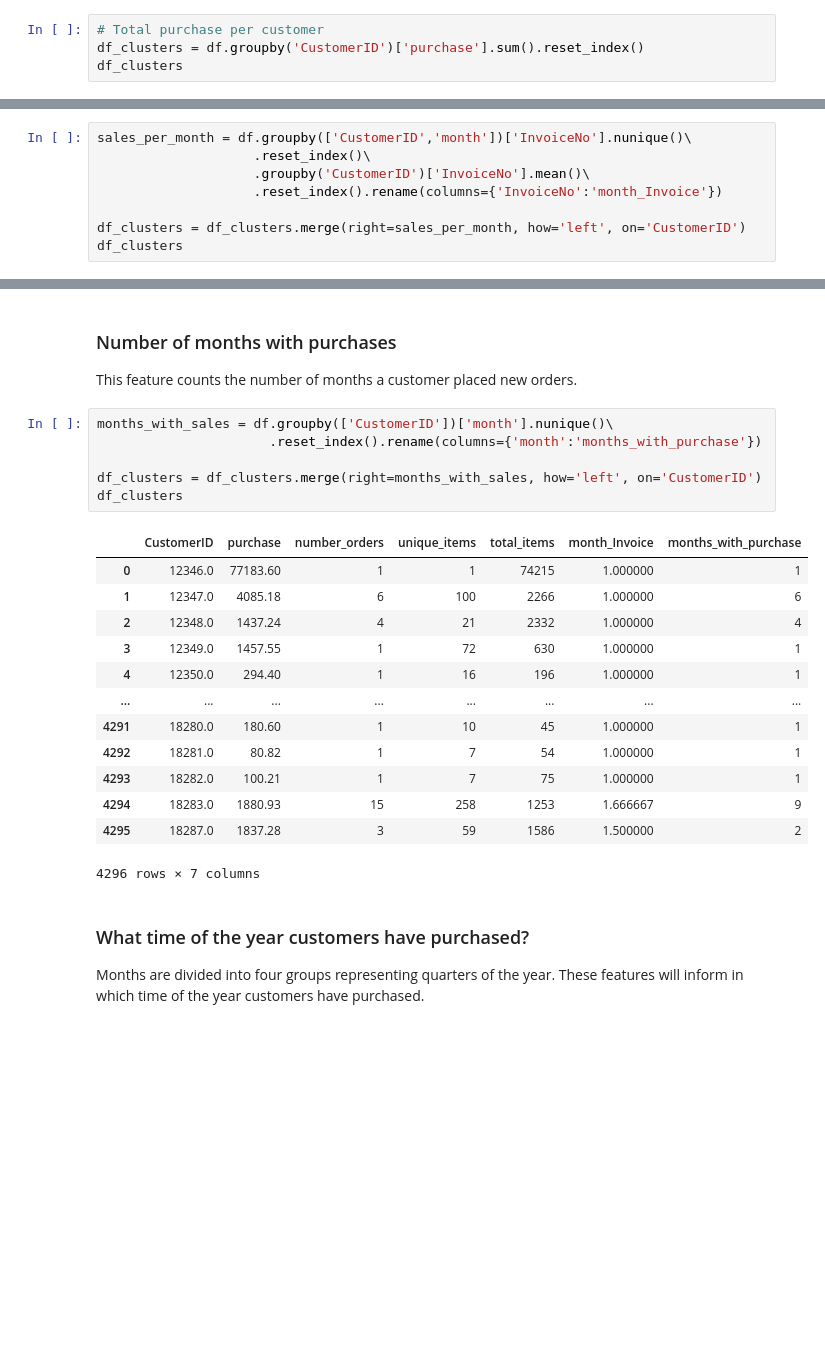
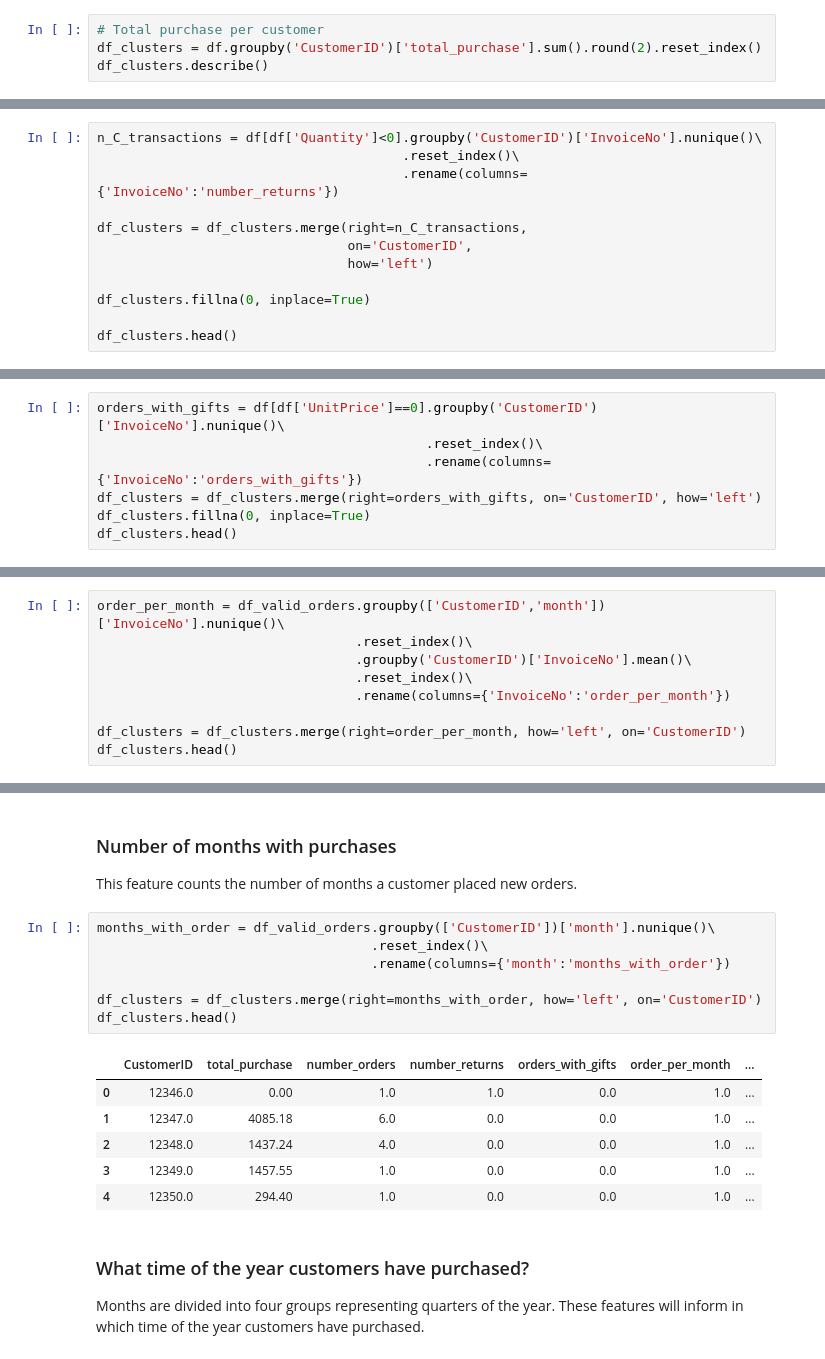
Before and after one commit to adrielidaltoe/Clustering-Analysis-Customer-Loyalty-Program, a Jupyter notebook: Part-II-Data-Preparation.ipynb, the cells around one changed output, grey strips where cells are left out. Drawn from its saved outputs; the diff is of its cells as text; blank space fills up the shorter version.

```diff
--- a/Part-II-Data-Preparation.ipynb
+++ b/Part-II-Data-Preparation.ipynb
@@ -126,6 +130,6 @@ In this section, df_clusters dataframe will organize the data in the proper form
 ### df_clusters dataframe
 # %%
 # Total purchase per customer
-df_clusters = df.groupby('CustomerID')['purchase'].sum().reset_index()
-df_clusters
+df_clusters = df.groupby('CustomerID')['total_purchase'].sum().round(2).reset_index()
+df_clusters.describe()
 # %% [output]
@@ -170,0 +185,12 @@ df_clusters.shape
+# %%
+n_C_transactions = df[df['Quantity']<0].groupby('CustomerID')['InvoiceNo'].nunique()\
+                                       .reset_index()\
+                                       .rename(columns={'InvoiceNo':'number_returns'})
+
+df_clusters = df_clusters.merge(right=n_C_transactions,
+                                on='CustomerID',
+                                how='left')
+
+df_clusters.fillna(0, inplace=True)
+
+df_clusters.head()
@@ -170,0 +210,7 @@ df_clusters.shape
+# %%
+orders_with_gifts = df[df['UnitPrice']==0].groupby('CustomerID')['InvoiceNo'].nunique()\
+                                          .reset_index()\
+                                          .rename(columns={'InvoiceNo':'orders_with_gifts'})
+df_clusters = df_clusters.merge(right=orders_with_gifts, on='CustomerID', how='left')
+df_clusters.fillna(0, inplace=True)
+df_clusters.head()
@@ -175,9 +228,10 @@ The average number of orders a customer has placed per month.
 # %%
-sales_per_month = df.groupby(['CustomerID','month'])['InvoiceNo'].nunique()\
-                    .reset_index()\
-                    .groupby('CustomerID')['InvoiceNo'].mean()\
-                    .reset_index().rename(columns={'InvoiceNo':'month_Invoice'})
+order_per_month = df_valid_orders.groupby(['CustomerID','month'])['InvoiceNo'].nunique()\
+                                 .reset_index()\
+                                 .groupby('CustomerID')['InvoiceNo'].mean()\
+                                 .reset_index()\
+                                 .rename(columns={'InvoiceNo':'order_per_month'})
 
-df_clusters = df_clusters.merge(right=sales_per_month, how='left', on='CustomerID')
-df_clusters
+df_clusters = df_clusters.merge(right=order_per_month, how='left', on='CustomerID')
+df_clusters.head()
 # %% [output]
@@ -199,25 +246,19 @@ df_clusters
 
 This feature counts the number of months a customer placed new orders.
 # %%
-months_with_sales = df.groupby(['CustomerID'])['month'].nunique()\
-                      .reset_index().rename(columns={'month':'months_with_purchase'})
+months_with_order = df_valid_orders.groupby(['CustomerID'])['month'].nunique()\
+                                   .reset_index()\
+                                   .rename(columns={'month':'months_with_order'})
 
-df_clusters = df_clusters.merge(right=months_with_sales, how='left', on='CustomerID')
-df_clusters
+df_clusters = df_clusters.merge(right=months_with_order, how='left', on='CustomerID')
+df_clusters.head()
 # %% [output]
-|  | CustomerID | purchase | number_orders | unique_items | total_items | month_Invoice | months_with_purchase |
-| 0 | 12346.0 | 77183.60 | 1 | 1 | 74215 | 1.000000 | 1 |
-| 1 | 12347.0 | 4085.18 | 6 | 100 | 2266 | 1.000000 | 6 |
-| 2 | 12348.0 | 1437.24 | 4 | 21 | 2332 | 1.000000 | 4 |
-| 3 | 12349.0 | 1457.55 | 1 | 72 | 630 | 1.000000 | 1 |
-| 4 | 12350.0 | 294.40 | 1 | 16 | 196 | 1.000000 | 1 |
-| ... | ... | ... | ... | ... | ... | ... | ... |
-| 4291 | 18280.0 | 180.60 | 1 | 10 | 45 | 1.000000 | 1 |
-| 4292 | 18281.0 | 80.82 | 1 | 7 | 54 | 1.000000 | 1 |
-| 4293 | 18282.0 | 100.21 | 1 | 7 | 75 | 1.000000 | 1 |
-| 4294 | 18283.0 | 1880.93 | 15 | 258 | 1253 | 1.666667 | 9 |
-| 4295 | 18287.0 | 1837.28 | 3 | 59 | 1586 | 1.500000 | 2 |
+|  | CustomerID | total_purchase | number_orders | number_returns | orders_with_gifts | order_per_month | ... |
+| 0 | 12346.0 | 0.00 | 1.0 | 1.0 | 0.0 | 1.0 | ... |
+| 1 | 12347.0 | 4085.18 | 6.0 | 0.0 | 0.0 | 1.0 | ... |
+| 2 | 12348.0 | 1437.24 | 4.0 | 0.0 | 0.0 | 1.0 | ... |
+| 3 | 12349.0 | 1457.55 | 1.0 | 0.0 | 0.0 | 1.0 | ... |
+| 4 | 12350.0 | 294.40 | 1.0 | 0.0 | 0.0 | 1.0 | ... |
-4296 rows × 7 columns
 # %% [markdown]
 ### What time of the year customers have purchased?
 
```
Also changed, not shown: parts of 60 cells of this notebook.
